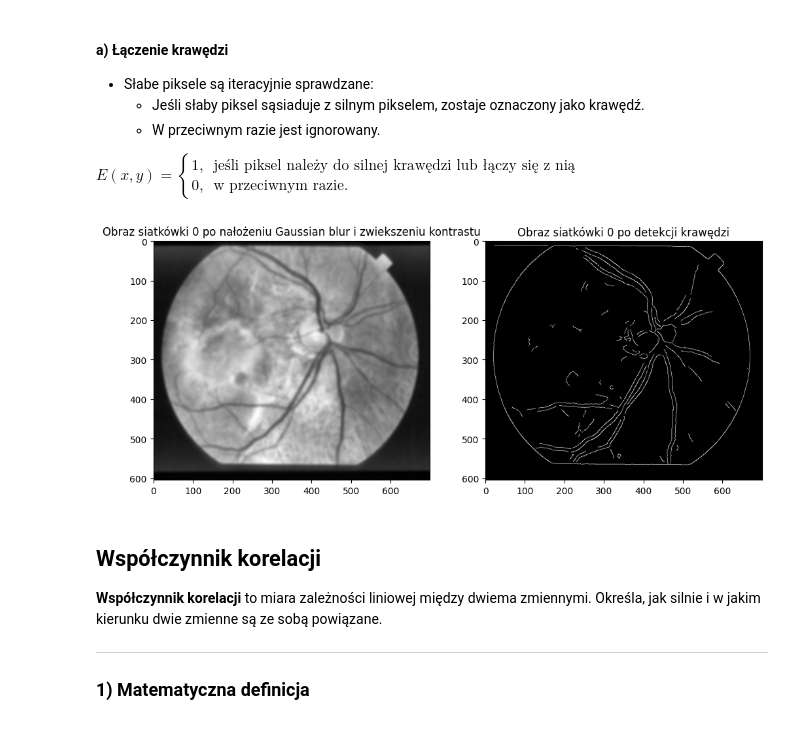
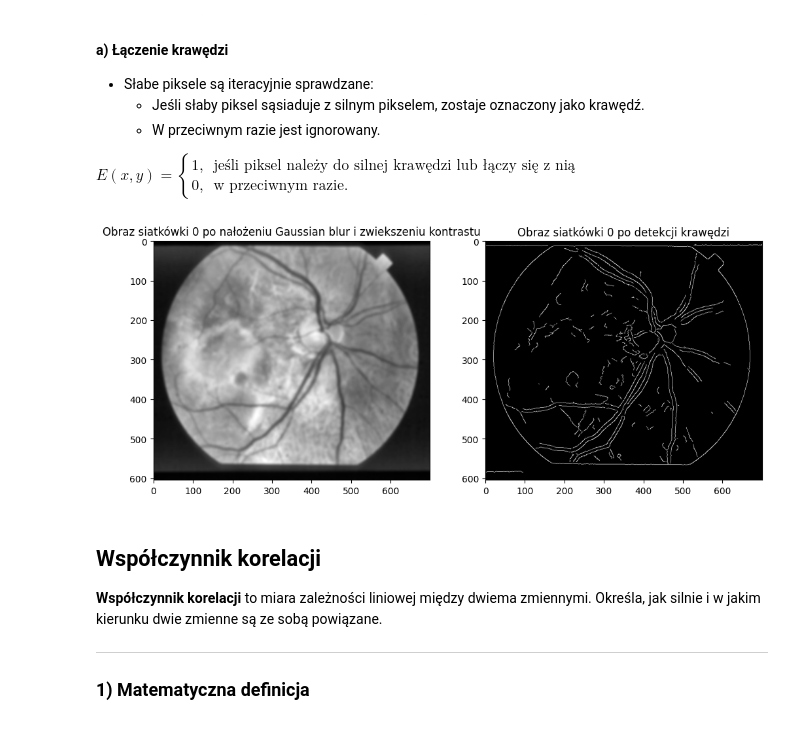
Before and after one commit to janekandrz/sp_final, a Jupyter notebook: spfinal.ipynb, the cells around one changed output. Saved outputs shown, nothing was run; the diff lists cells and outputs as text; code cells hidden in the pictures.

```diff
--- a/spfinal.ipynb
+++ b/spfinal.ipynb
@@ -294,19 +294,19 @@ $
 # %%
 edgeImgs=[]
 for i in range(len(df)):
-    edgeImgs.append(cv2.Canny(blurredImgs[i],30,55))#funkcja wbudowana w biblioteke opencv przyjmuje obraz w skali szarosci oraz T_low i T_high
+    edgeImgs.append(cv2.Canny(blurredImgs[i],25,45))
 
 fig,(ax1,ax2) = plt.subplots(1,2,figsize=(12,6))
 
 ax1.imshow(blurredImgs[0],cmap="gray")
 ax1.set_title("Obraz siatkówki 0 po nałożeniu Gaussian blur i zwiekszeniu kontrastu")
 
 ax2.imshow(edgeImgs[0],cmap="gray")
 ax2.set_title("Obraz siatkówki 0 po detekcji krawędzi")
 
 plt.show()
 # %% [output]
-[figure, old version]
+[figure, new version]
 # %% [markdown]
 ## Współczynnik korelacji
 
```
Also changed, not shown: parts of 4 cells of this notebook.
